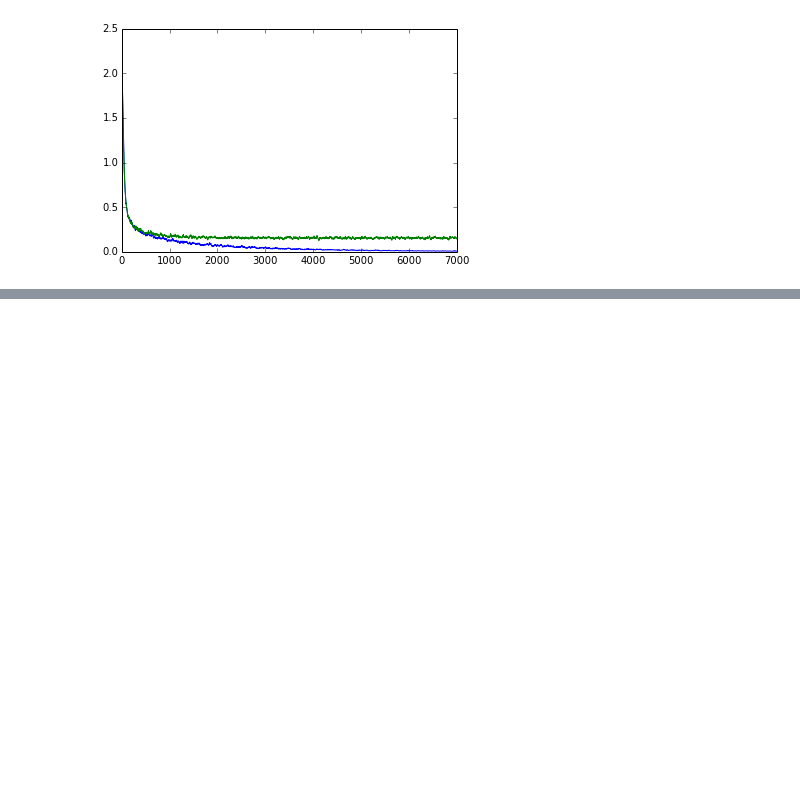
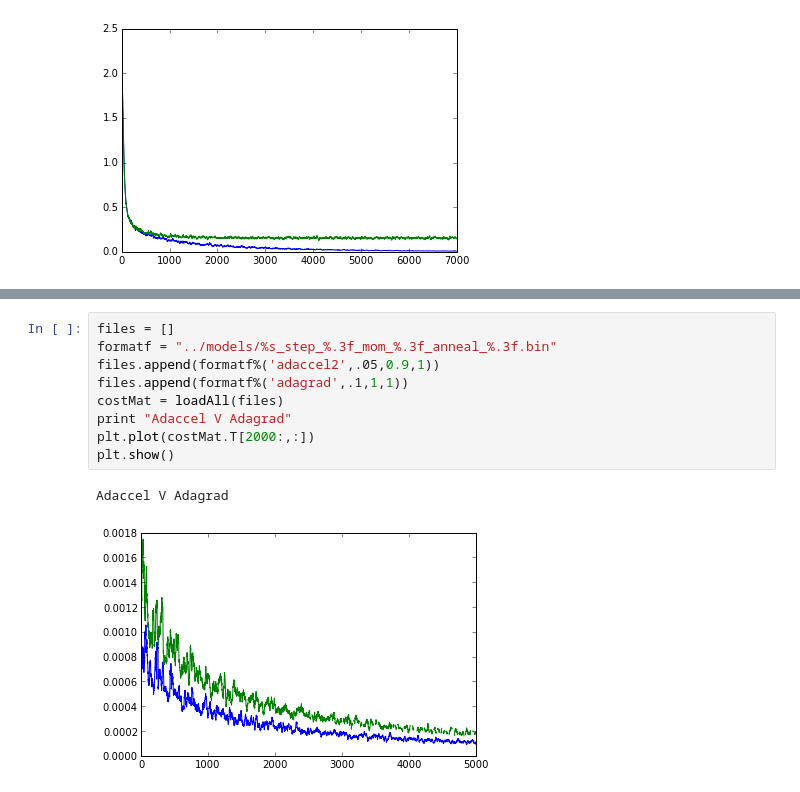
Before and after one commit to awni/229t_project, a Jupyter notebook: notebooks/opt-comp.ipynb, the cells around one changed output, grey strips where cells are left out. Drawn from its saved outputs; the diff is of its cells as text; blank space fills up the shorter version.

```diff
--- a/notebooks/opt-comp.ipynb
+++ b/notebooks/opt-comp.ipynb
@@ -155,0 +180,12 @@ All nesterov annealing
+# %%
+files = []
+formatf = "../models/%s_step_%.3f_mom_%.3f_anneal_%.3f.bin"
+files.append(formatf%('adaccel2',.05,0.9,1))
+files.append(formatf%('adagrad',.1,1,1))
+costMat = loadAll(files)
+print "Adaccel V Adagrad"
+plt.plot(costMat.T[2000:,:])
+plt.show()
+# %% [output]
+Adaccel V Adagrad
+[figure, added]
```
Also changed, not shown: parts of 4 cells of this notebook, 7 other files.
